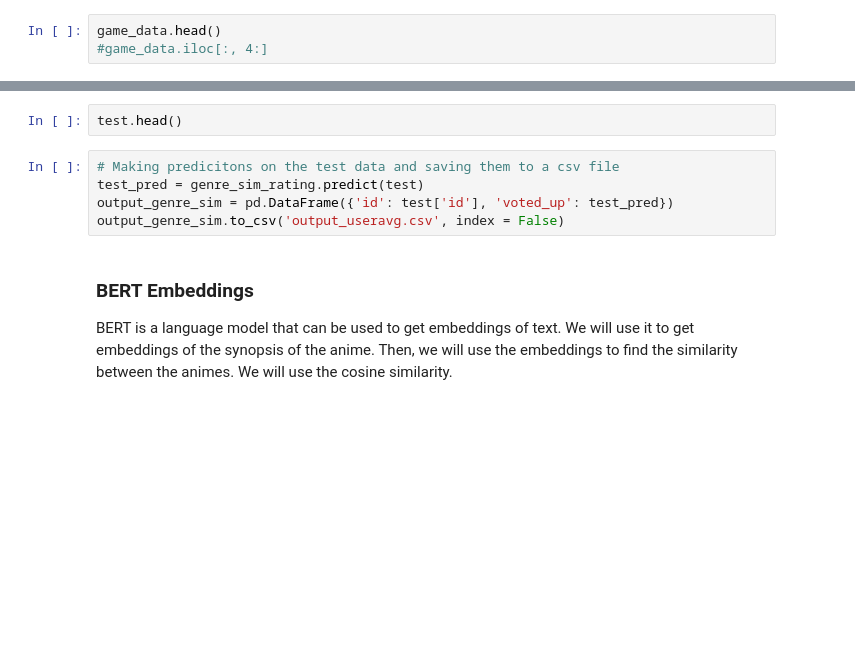
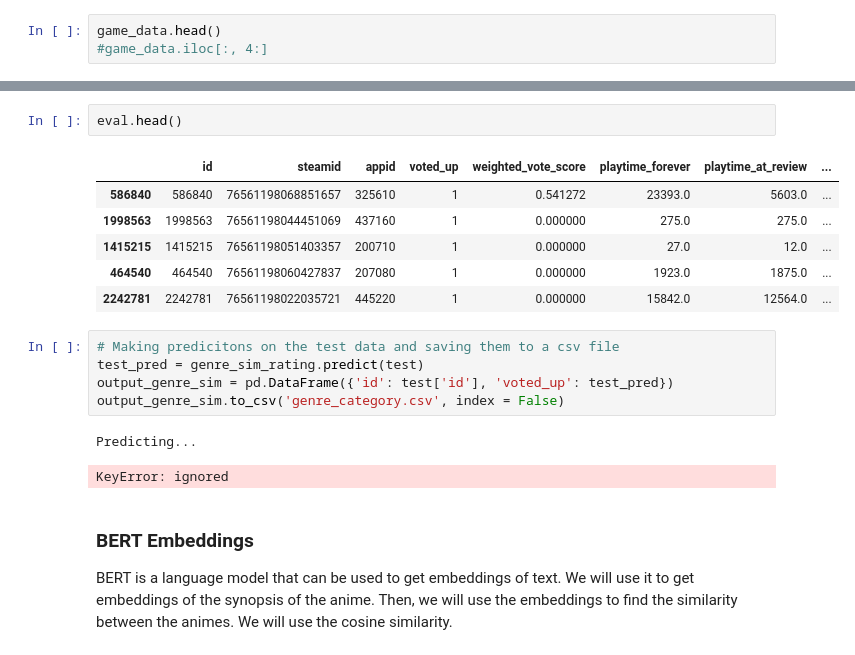
Before and after one commit to akseljoonas/rec-system-MLFortnight, a Jupyter notebook: main_model.ipynb, the cells around one changed output, grey strips where cells are left out. Drawn from its saved outputs; the diff is of its cells as text; blank space fills up the shorter version.

```diff
--- a/main_model.ipynb
+++ b/main_model.ipynb
@@ -742,10 +774,20 @@ add_res('Genre + Category Similarity Rating', fbeta)
 # %%
-test.head()
+eval.head()
+# %% [output]
+|  | id | steamid | appid | voted_up | weighted_vote_score | playtime_forever | playtime_at_review | ... |
+| 586840 | 586840 | 76561198068851657 | 325610 | 1 | 0.541272 | 23393.0 | 5603.0 | ... |
+| 1998563 | 1998563 | 76561198044451069 | 437160 | 1 | 0.000000 | 275.0 | 275.0 | ... |
+| 1415215 | 1415215 | 76561198051403357 | 200710 | 1 | 0.000000 | 27.0 | 12.0 | ... |
+| 464540 | 464540 | 76561198060427837 | 207080 | 1 | 0.000000 | 1923.0 | 1875.0 | ... |
+| 2242781 | 2242781 | 76561198022035721 | 445220 | 1 | 0.000000 | 15842.0 | 12564.0 | ... |
 # %%
 # Making predicitons on the test data and saving them to a csv file
 test_pred = genre_sim_rating.predict(test)
 output_genre_sim = pd.DataFrame({'id': test['id'], 'voted_up': test_pred})
-output_genre_sim.to_csv('output_useravg.csv', index = False)
+output_genre_sim.to_csv('genre_category.csv', index = False)
+# %% [output]
+Predicting...
+KeyError: ignored
 # %% [markdown]
 ### BERT Embeddings
 
```
Also changed, not shown: parts of 20 cells of this notebook.
